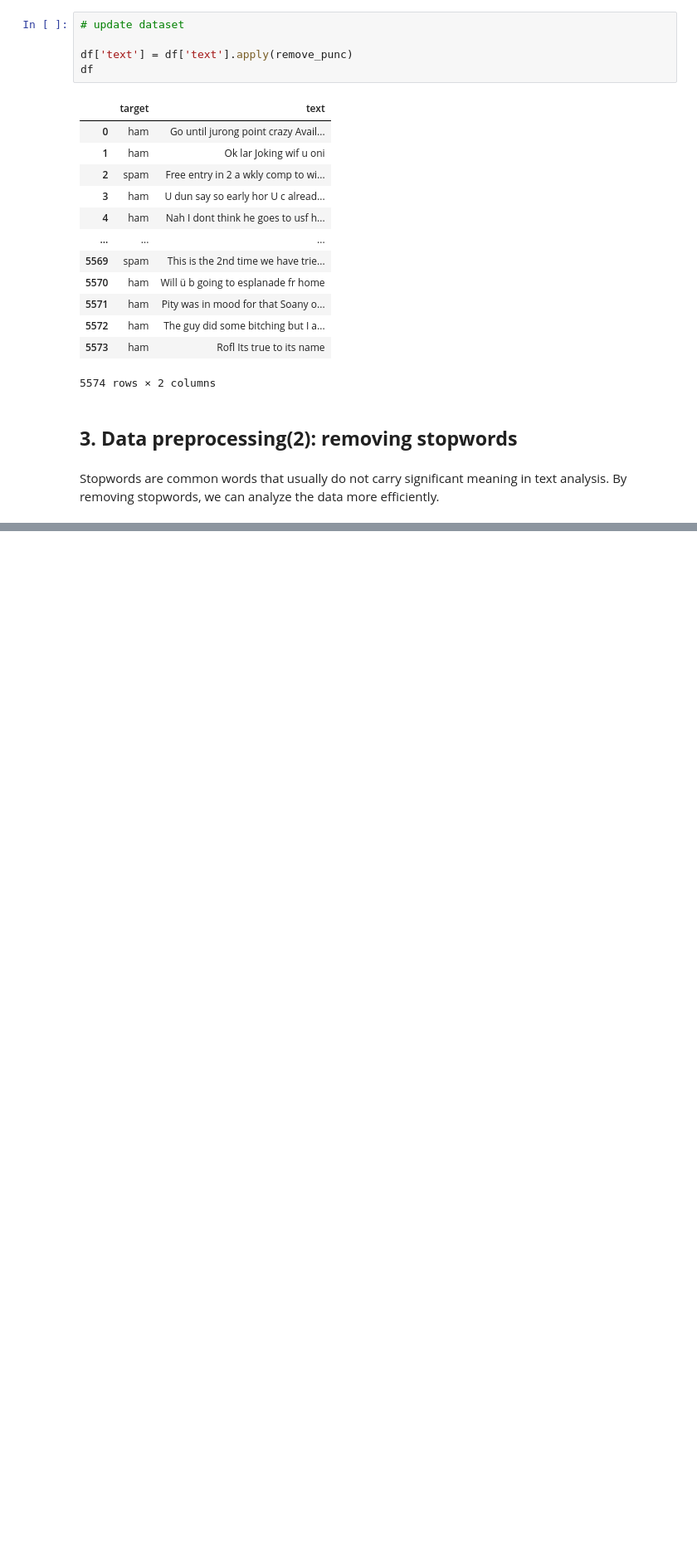
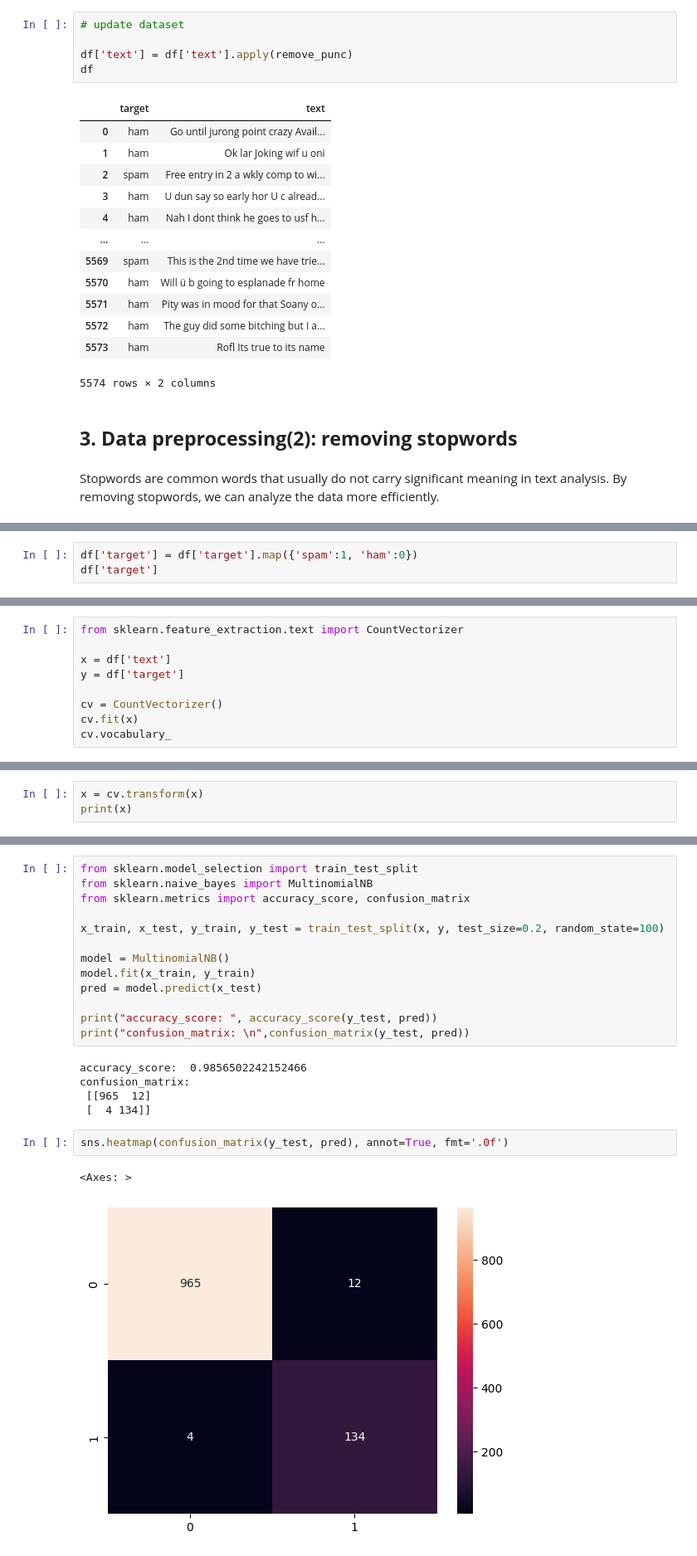
Before and after one commit to rachel-kim2255/Machine-Learning-Notebooks, a Jupyter notebook: 4_[Naive_Bayes]_Filtering_Spam_Messages.ipynb, the cells around one changed output, grey strips where cells are left out. Shown at 83% size. Drawn from its saved outputs; the diff is of its cells as text; blank space fills up the shorter version.

```diff
--- a/4_[Naive_Bayes]_Filtering_Spam_Messages.ipynb
+++ b/4_[Naive_Bayes]_Filtering_Spam_Messages.ipynb
@@ -128,0 +252,3 @@ Stopwords are common words that usually do not carry significant meaning in text
+# %%
+df['target'] = df['target'].map({'spam':1, 'ham':0})
+df['target']
@@ -128,0 +278,9 @@ Stopwords are common words that usually do not carry significant meaning in text
+# %%
+from sklearn.feature_extraction.text import CountVectorizer
+
+x = df['text']
+y = df['target']
+
+cv = CountVectorizer()
+cv.fit(x)
+cv.vocabulary_
@@ -128,0 +305,3 @@ Stopwords are common words that usually do not carry significant meaning in text
+# %%
+x = cv.transform(x)
+print(x)
@@ -128,0 +341,23 @@ Stopwords are common words that usually do not carry significant meaning in text
+# %%
+from sklearn.model_selection import train_test_split
+from sklearn.naive_bayes import MultinomialNB
+from sklearn.metrics import accuracy_score, confusion_matrix
+
+x_train, x_test, y_train, y_test = train_test_split(x, y, test_size=0.2, random_state=100)
+
+model = MultinomialNB()
+model.fit(x_train, y_train)
+pred = model.predict(x_test)
+
+print("accuracy_score: ", accuracy_score(y_test, pred))
+print("confusion_matrix: \n",confusion_matrix(y_test, pred))
+# %% [output]
+accuracy_score:  0.9856502242152466
+confusion_matrix:
+ [[965  12]
+ [  4 134]]
+# %%
+sns.heatmap(confusion_matrix(y_test, pred), annot=True, fmt='.0f')
+# %% [output]
+<Axes: >
+[figure, added]
```
Also changed, not shown: parts of 21 cells of this notebook.
